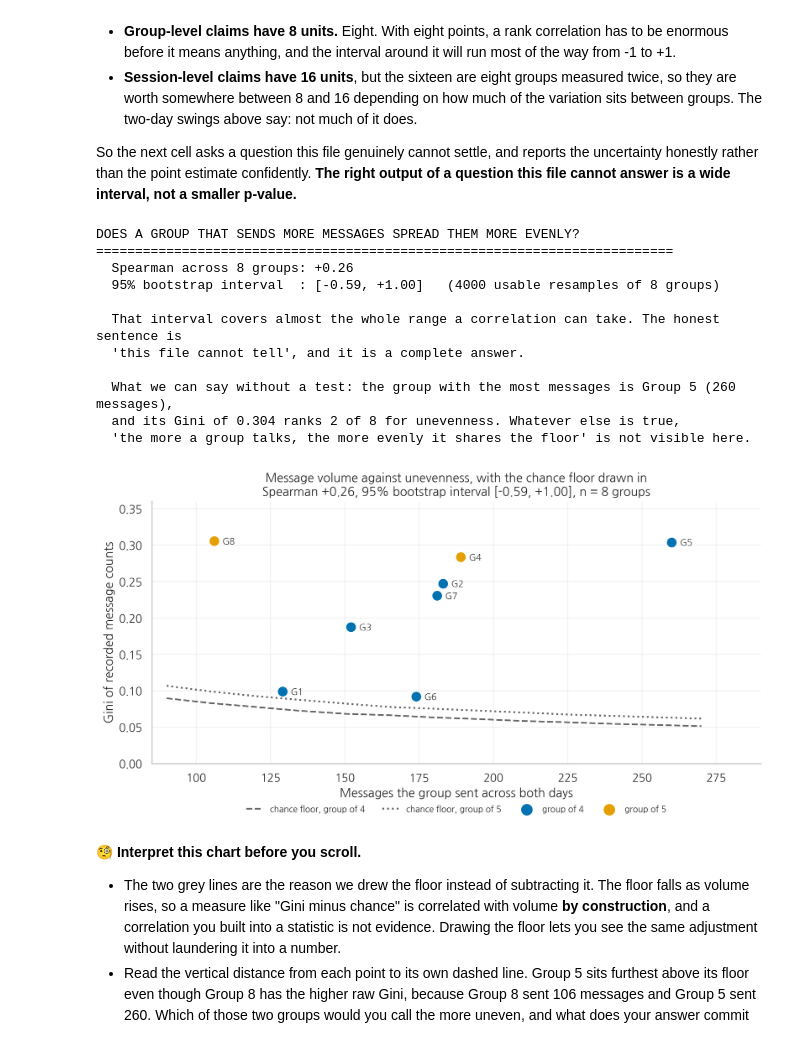
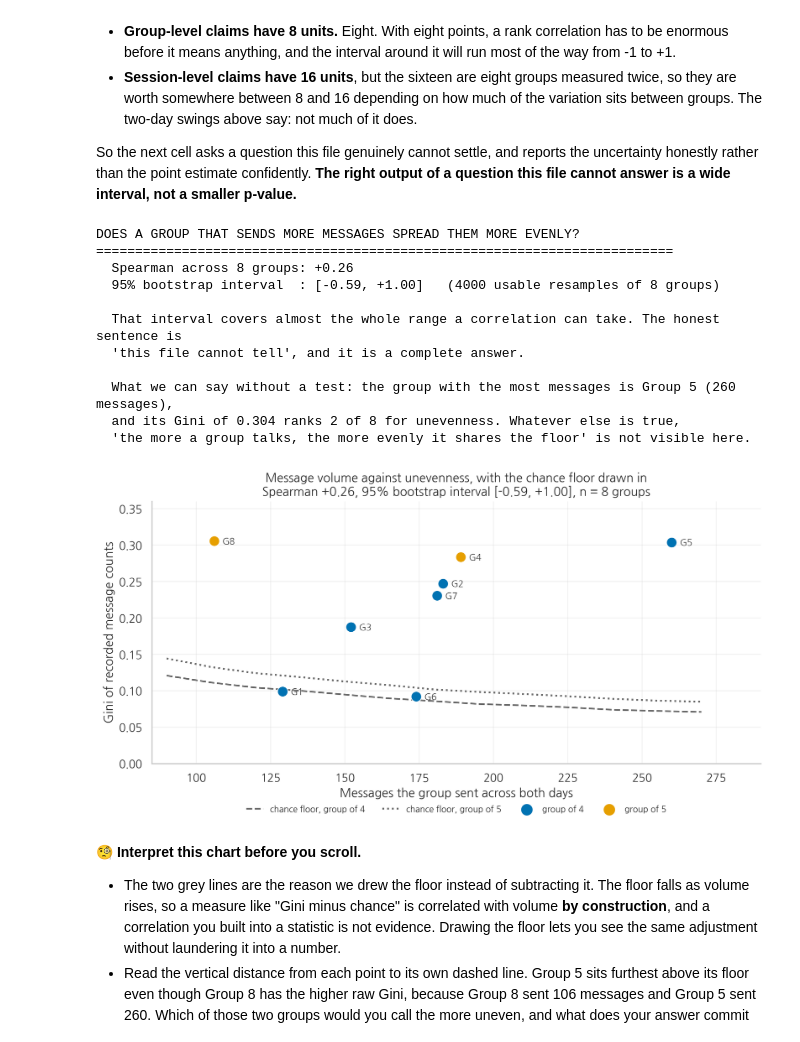
Before and after one commit to HakeoungLee/edis8100-teaching-learning-analytics, a Jupyter notebook: week09-collaboration-analytics-lab/week09_collaboration_analytics_lab.ipynb, the cells around one changed output. Drawn from its saved outputs; the diff is of its cells as text; code cells hidden in the pictures.

```diff
--- a/week09-collaboration-analytics-lab/week09_collaboration_analytics_lab.ipynb
+++ b/week09-collaboration-analytics-lab/week09_collaboration_analytics_lab.ipynb
@@ -991,9 +1076,20 @@ print(f"  and its Gini of {busiest.gini:.3f} ranks {rank} of 8 for unevenness. W
 print("  'the more a group talks, the more evenly it shares the floor' is not visible here.")
 
 # The chance floor falls as volume rises, so draw it rather than subtracting it.
+# Same null as the diamonds above: turns, not messages. A group with m messages
+# has roughly m / (mean run length) turns, and the runs are resampled from the
+# whole file because a hypothetical group has no runs of its own.
 grid = np.arange(90, 285, 15)
-floor4 = [chance_gini(4, m, draws=4000).mean() for m in grid]
-floor5 = [chance_gini(5, m, draws=4000).mean() for m in grid]
+MEAN_RUN = ALL_RUNS.mean()
+
+
+def floor_curve(n_members, m):
+    turns = max(1, int(round(m / MEAN_RUN)))
+    return chance_gini_bursty(n_members, ALL_RUNS, n_turns=turns, draws=4000).mean()
+
+
+floor4 = [floor_curve(4, m) for m in grid]
+floor5 = [floor_curve(5, m) for m in grid]
 
 fig, ax = plt.subplots(figsize=(9.5, 5.2))
 ax.plot(grid, floor4, linestyle="--", color=OKABE["grey"], linewidth=1.6,
@@ -1005,34 +1101,34 @@ for _, r in groups.iterrows():
     ax.scatter(r.messages, r.gini, s=110, color=colour, zorder=3, edgecolors="white", linewidths=0.8)
     ax.annotate(f"G{int(r.group)}", (r.messages, r.gini), textcoords="offset points",
                 xytext=(8, -3), fontsize=9, color="#333333")
 ax.scatter([], [], s=110, color=OKABE["blue"], label="group of 4")
 ax.scatter([], [], s=110, color=OKABE["orange"], label="group of 5")
 ax.set_xlim(85, 290)
 ax.set_ylim(0, 0.36)
 ax.set_xlabel("Messages the group sent across both days")
 ax.set_ylabel("Gini of recorded message counts")
 ax.set_title("Message volume against unevenness, with the chance floor drawn in\n"
              f"Spearman {r_vol[0]:+.2f}, 95% bootstrap interval "
              f"[{r_vol[1]:+.2f}, {r_vol[2]:+.2f}], n = 8 groups")
 ax.legend(loc="upper center", bbox_to_anchor=(0.5, -0.13), ncol=4, frameon=False, fontsize=8.5)
 ax.grid(alpha=0.25)
 for s in ("top", "right"):
     ax.spines[s].set_visible(False)
 plt.tight_layout()
 plt.show()
 # %% [output]
 DOES A GROUP THAT SENDS MORE MESSAGES SPREAD THEM MORE EVENLY?
 ==========================================================================
   Spearman across 8 groups: +0.26
   95% bootstrap interval  : [-0.59, +1.00]   (4000 usable resamples of 8 groups)
 
   That interval covers almost the whole range a correlation can take. The honest sentence is
   'this file cannot tell', and it is a complete answer.
 
   What we can say without a test: the group with the most messages is Group 5 (260 messages),
   and its Gini of 0.304 ranks 2 of 8 for unevenness. Whatever else is true,
   'the more a group talks, the more evenly it shares the floor' is not visible here.
-[figure, old version]
+[figure, new version]
 # %% [markdown]
 **🧐 Interpret this chart before you scroll.**
 
```
Also changed, not shown: parts of 9 cells of this notebook, 39 other files.
